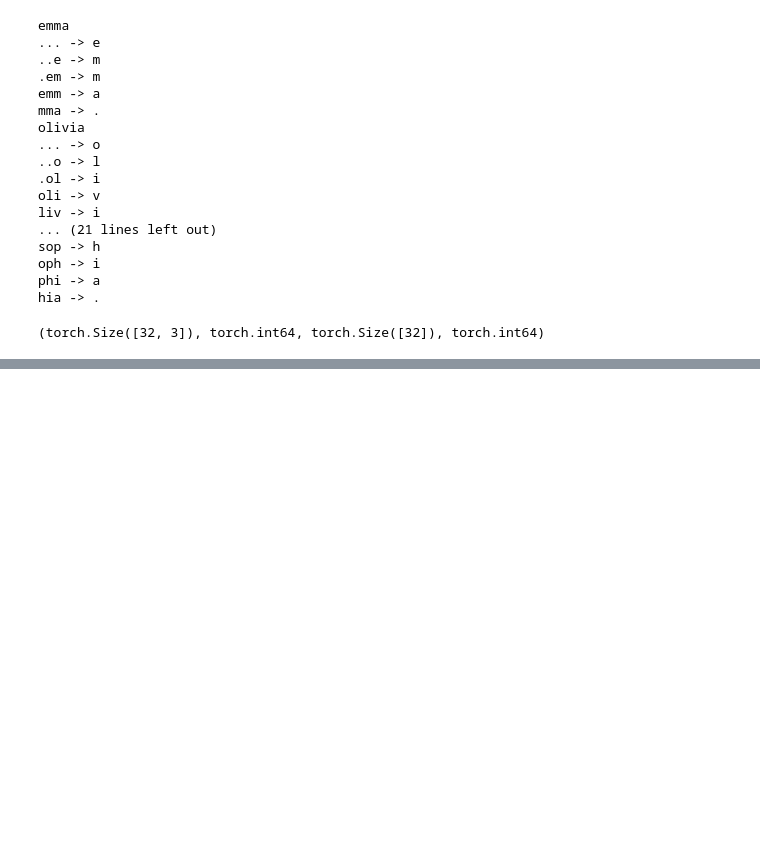
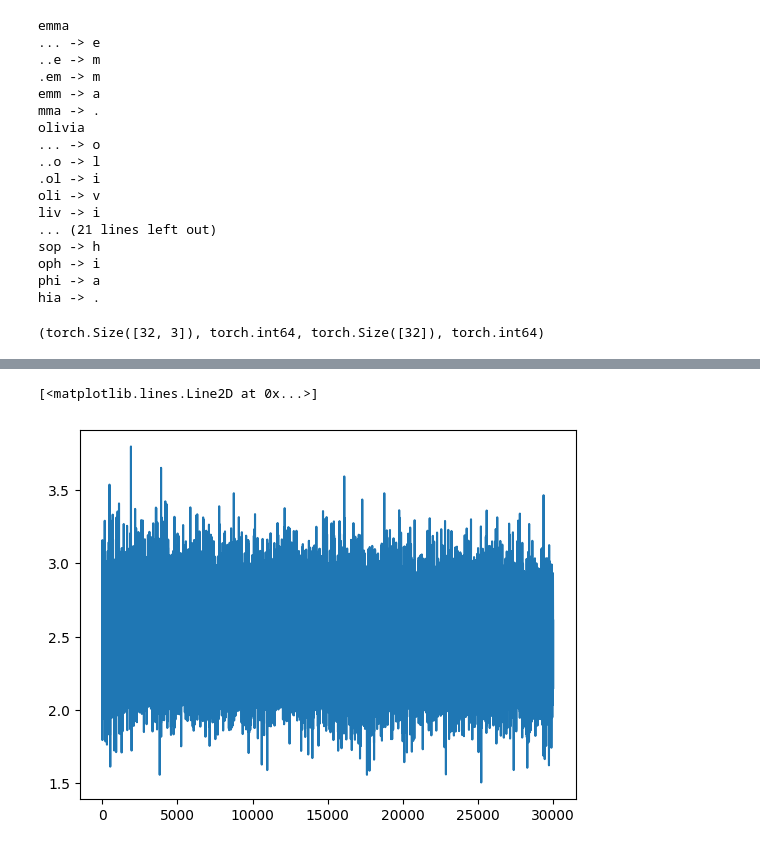
Before and after one commit to Yelnam/make_more, a Jupyter notebook: makemore2.ipynb, the cells around one changed output, grey strips where cells are left out. Saved outputs shown, nothing was run; the diff lists cells and outputs as text; code cells hidden in the pictures; blank space fills up the shorter version.

```diff
--- a/makemore2.ipynb
+++ b/makemore2.ipynb
@@ -97,0 +511,3 @@ tensor([[-0.0245,  1.9602],
+# %%
+for p in parameters:
+    p.requires_grad = True # ensure all parameters take a gradient, so as to avoid throwing an error later
@@ -97,0 +633,3 @@ tensor([[-0.0245,  1.9602],
+# %%
+for p in parameters:
+    p.requires_grad = True # ensure all parameters take a gradient, so as to avoid throwing an error later
@@ -97,0 +720,35 @@ tensor([[-0.0245,  1.9602],
+# %%
+for p in parameters:
+    p.requires_grad = True
+# %%
+# train, tracking step and loss
+step_i = []
+loss_i = []
+
+for _ in range (30001):
+
+    # batch data to reduce workload
+    # get 32 random ints from the length of the dataset
+    ix = torch.randint(0, X_trn.shape[0], (32,)) # requires a tuple for last/third argument
+
+    # forward pass
+    emb = C[X_trn[ix]] # gives 32x3x2
+    h = emb.view(-1, 6) @ W1 + b1
+    h = torch.tanh(h)
+    logits = h @ W2 + b2
+    loss = F.cross_entropy(logits, Y_trn[ix]) # index into Y at same places as X
+    if _ % 2500 == 0:
+        print(f'Loss at iter {_}: {loss.item()}')
+
+    # backward pass
+    for p in parameters:
+        p.grad = None # set grads to zero
+    loss.backward() # run backward pass
+
+    # update
+    l_rate = 0.1
+    for p in parameters:
+        p.data += -l_rate * p.grad
+
+    step_i.append(_)
+    loss_i.append(loss.item())
@@ -97,0 +769,5 @@ tensor([[-0.0245,  1.9602],
+# %%
+plt.plot(step_i, loss_i)
+# %% [output]
+[<matplotlib.lines.Line2D at 0x...>]
+[figure, added]
```
Also changed, not shown: parts of 60 cells of this notebook.
